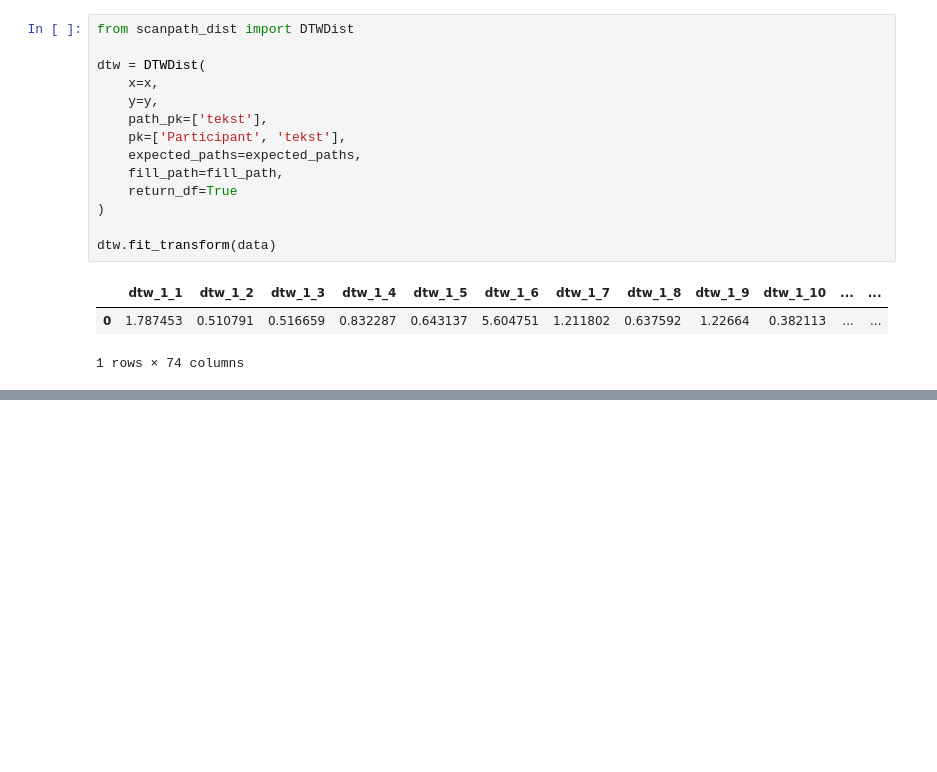
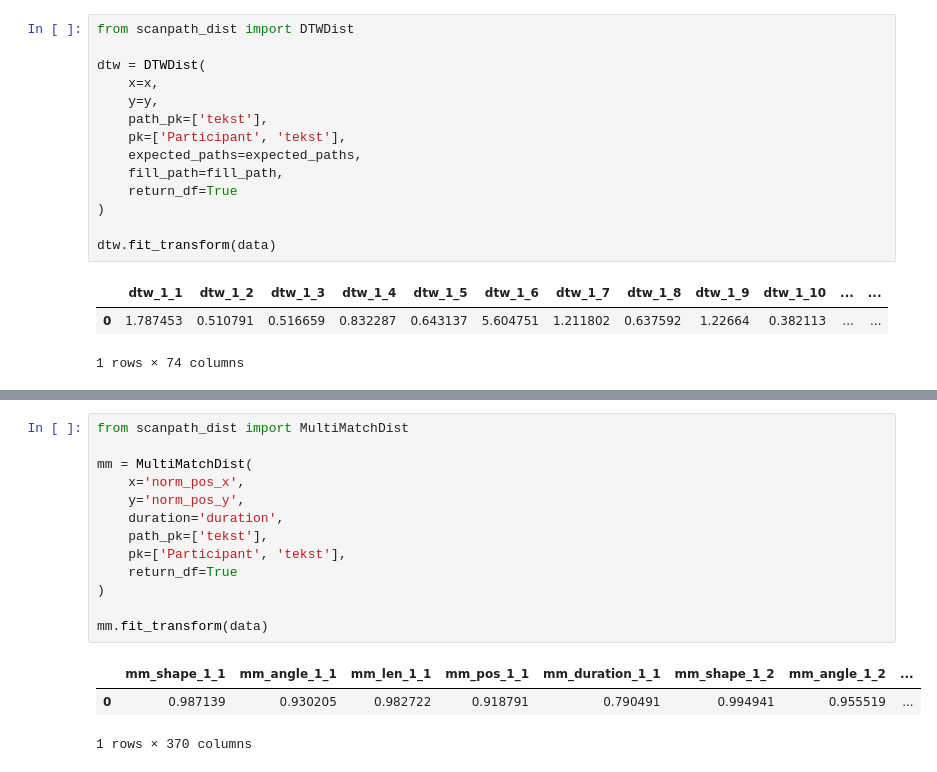
Before and after one commit to hse-scila/EyeFeatures, a Jupyter notebook: eyetracking/features/test.ipynb, the cells around one changed output, grey strips where cells are left out. Drawn from its saved outputs; the diff is of its cells as text; blank space fills up the shorter version.

```diff
--- a/eyetracking/features/test.ipynb
+++ b/eyetracking/features/test.ipynb
@@ -236,0 +314,17 @@ scan_match.fit_transform(data)
+# %%
+from scanpath_dist import MultiMatchDist
+
+mm = MultiMatchDist(
+    x='norm_pos_x',
+    y='norm_pos_y',
+    duration='duration',
+    path_pk=['tekst'],
+    pk=['Participant', 'tekst'],
+    return_df=True
+)
+
+mm.fit_transform(data)
+# %% [output]
+|  | mm_shape_1_1 | mm_angle_1_1 | mm_len_1_1 | mm_pos_1_1 | mm_duration_1_1 | mm_shape_1_2 | mm_angle_1_2 | ... |
+| 0 | 0.987139 | 0.930205 | 0.982722 | 0.918791 | 0.790491 | 0.994941 | 0.955519 | ... |
+1 rows × 370 columns
```
Also changed, not shown: parts of 9 cells of this notebook, 5 other files.
